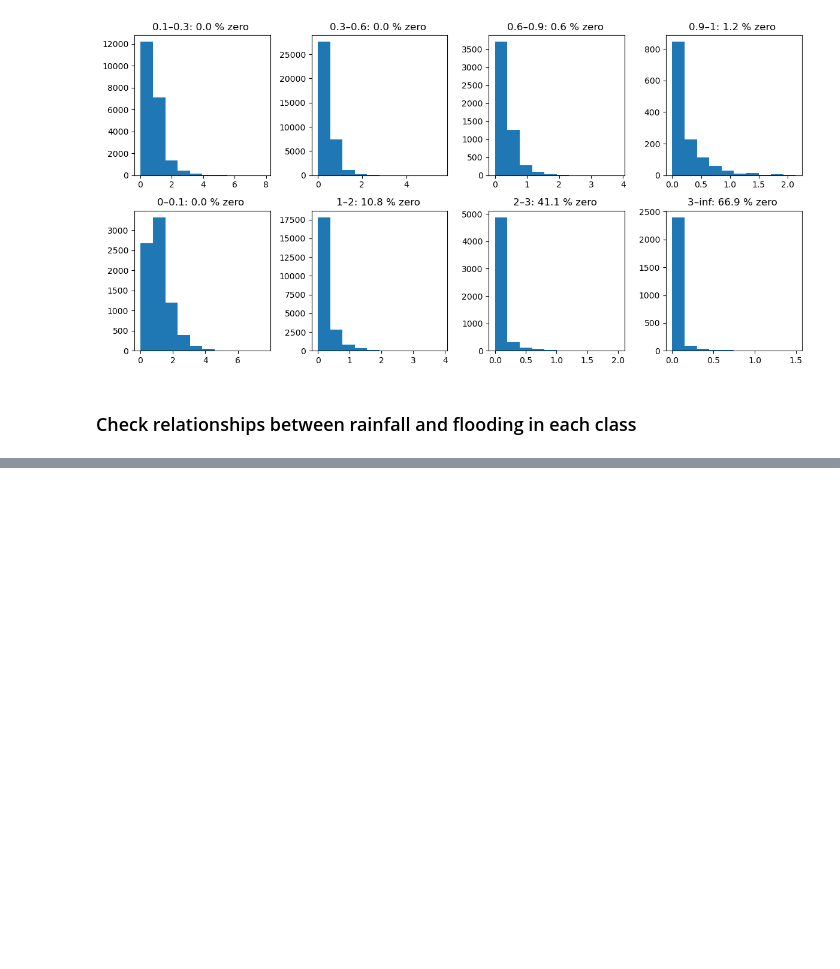
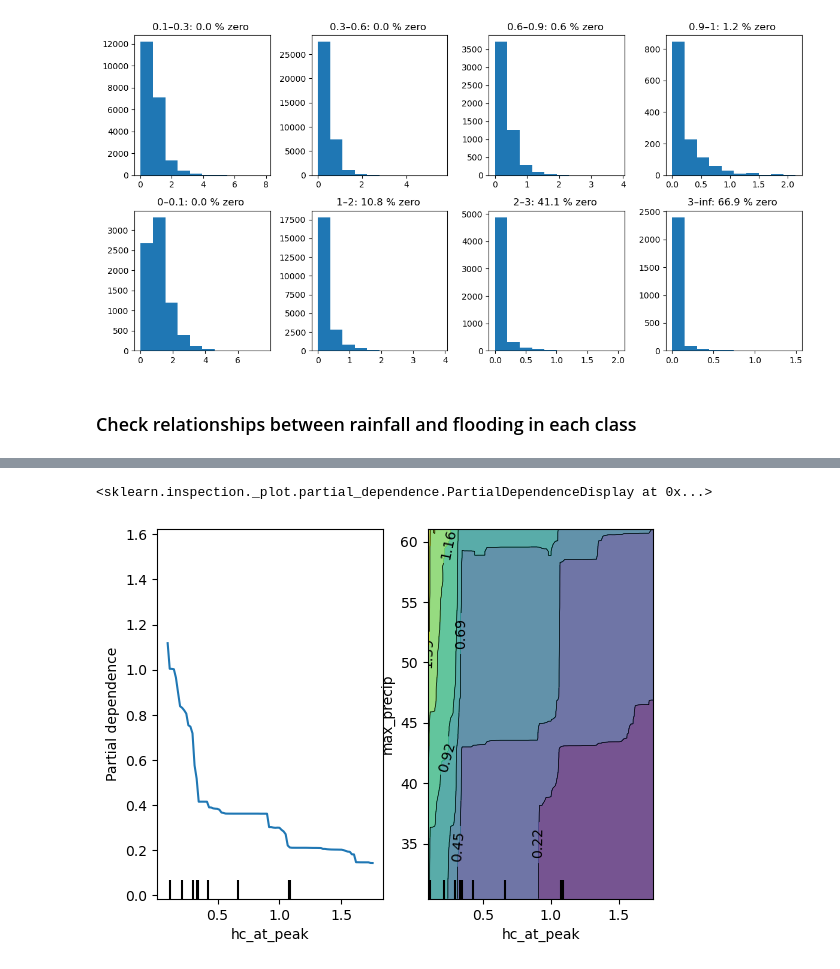
Before and after one commit to masher92/FutureFlood, a Jupyter notebook: AnalyseResults/RemovingScotlandTest.ipynb, the cells around one changed output, grey strips where cells are left out. Saved outputs shown, nothing was run; the diff lists cells and outputs as text; code cells hidden in the pictures; blank space fills up the shorter version.

```diff
--- a/AnalyseResults/RemovingScotlandTest.ipynb
+++ b/AnalyseResults/RemovingScotlandTest.ipynb
@@ -186,0 +411,16 @@ ValueError: Feature '10cm_area' not in feature_names
+# %%
+from sklearn.inspection import PartialDependenceDisplay
+
+rf = RandomForestRegressor(n_estimators=300, max_depth=8, random_state=0, n_jobs=-1)
+X = df[candidate_vars + ['hc_at_peak']].dropna()
+y = df.loc[X.index, '10cm_area']
+rf.fit(X, y)
+
+PartialDependenceDisplay.from_estimator(
+rf, X,
+    features=['hc_at_peak',
+              ('hc_at_peak', 'max_precip')],  # 2D interaction plot
+    kind='average')
+# %% [output]
+<sklearn.inspection._plot.partial_dependence.PartialDependenceDisplay at 0x...>
+[figure, added]
```
Also changed, not shown: parts of 21 cells of this notebook, 7 other files.
